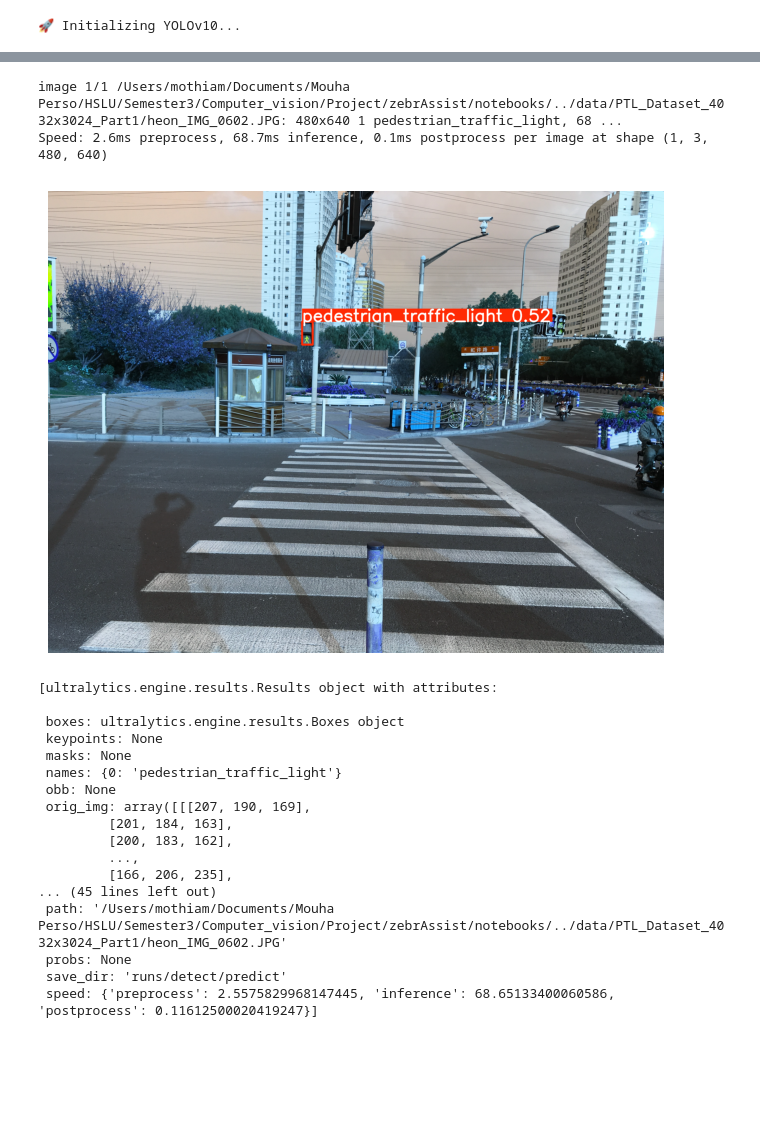
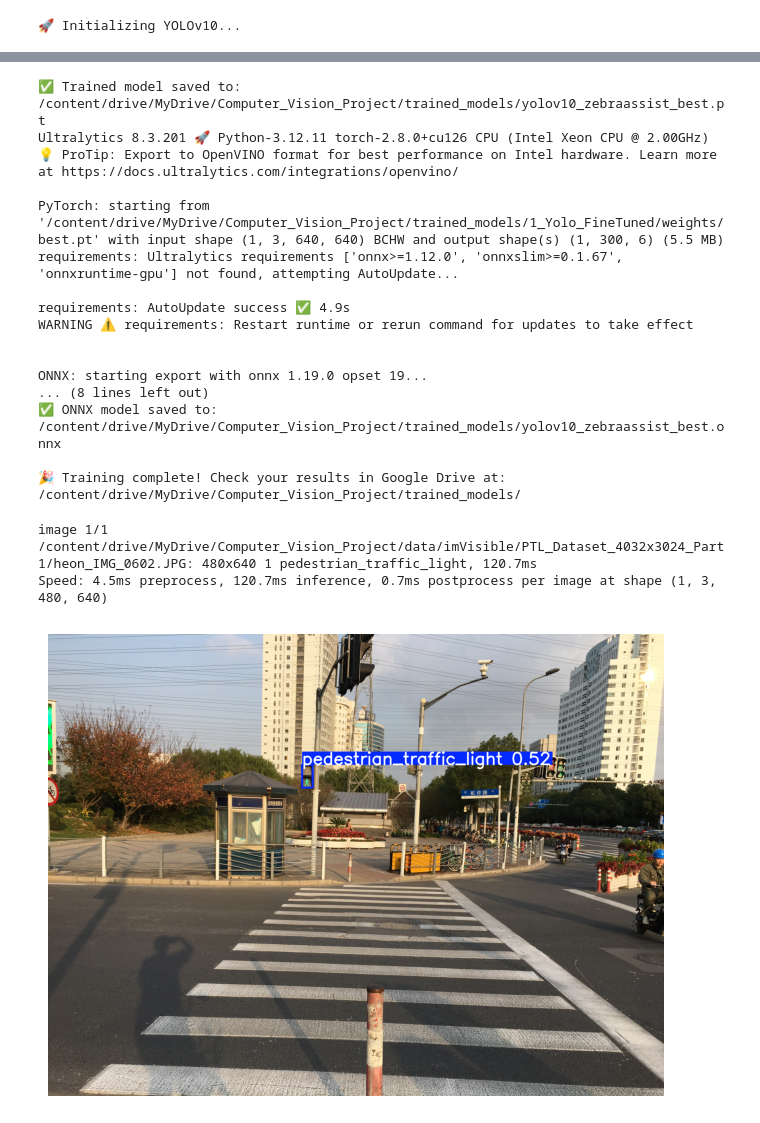
Before and after one commit to mansamoussa/zebrAssist, a Jupyter notebook: notebooks/1_Yolo_Pre_Finetuning.ipynb, the cells around one changed output, grey strips where cells are left out. Drawn from its saved outputs; the diff is of its cells as text; code cells hidden in the pictures; blank space fills up the shorter version.

Commit message:
Output fixed, collab friendly

```diff
--- a/notebooks/1_Yolo_Pre_Finetuning.ipynb
+++ b/notebooks/1_Yolo_Pre_Finetuning.ipynb
@@ -271,7 +286,7 @@ Speed: 1.8ms preprocess, 80.1ms inference, 0.1ms postprocess per image at shape
 # STEP 6: Validate and Test Model
 # =============================================================================
 if IN_COLAB:
-    best_model_path = f'/content/runs/{training_args["name"]}/weights/best.pt'
+    best_model_path = f'/content/drive/MyDrive/Computer_Vision_Project/trained_models/1_Yolo_FineTuned/weights/best.pt'
 else:
     best_model_path = f'./runs/detect/{training_args["name"]}/weights/best.pt'
 
@@ -279,8 +294,8 @@ if os.path.exists(best_model_path):
     print("\n🔍 Loading trained model for validation...")
     trained_model = YOLO(best_model_path)
 
-    # Validate the model
-    val_results = trained_model.val(data=temp_yaml_path)
+    # Validate the model (erzwinge CPU)
+    val_results = trained_model.val(data=temp_yaml_path, device="cpu")
 
     print(f"\n📈 Validation Metrics:")
     print(f"mAP@0.5: {val_results.box.map50:.4f}")
@@ -288,8 +303,8 @@ if os.path.exists(best_model_path):
     print(f"Precision: {val_results.box.mp:.4f}")
     print(f"Recall: {val_results.box.mr:.4f}")
 
-    # Test on training images (since dataset is small)
-    print("\n🖼️ Testing predictions on sample training images...")
+    # Test on validation images (since dataset is small)
+    print("\n🖼️ Testing predictions on sample validation images...")
 
     images_dir = f'{dataset_path}/val/images'
     sample_images = [f for f in os.listdir(images_dir)][:3]
@@ -297,13 +312,13 @@ if os.path.exists(best_model_path):
     for img_name in sample_images:
         img_path = os.path.join(images_dir, img_name)
 
-        # Run prediction
-        results = trained_model(img_path, conf=0.25)
+        # Run prediction (CPU + confidence threshold)
+        results = trained_model(img_path, conf=0.25, device="cpu")
 
         # Display results
         annotated = results[0].plot()
         plt.figure(figsize=(10, 6))
-        plt.imshow(annotated)
+        plt.imshow(cv2.cvtColor(annotated, cv2.COLOR_BGR2RGB))
         plt.axis('off')
         plt.title(f'Predictions for {img_name}')
         plt.show()
@@ -387,53 +398,61 @@ if os.path.exists(best_model_path):
 
 print(f"\n🎉 Training complete! Check your results in Google Drive at:")
 print(f"{output_dir}/")
+# %% [output]
+✅ Trained model saved to: /content/drive/MyDrive/Computer_Vision_Project/trained_models/yolov10_zebraassist_best.pt
+Ultralytics 8.3.201 🚀 Python-3.12.11 torch-2.8.0+cu126 CPU (Intel Xeon CPU @ 2.00GHz)
+💡 ProTip: Export to OpenVINO format for best performance on Intel hardware. Learn more at https://docs.ultralytics.com/integrations/openvino/
+
+PyTorch: starting from '/content/drive/MyDrive/Computer_Vision_Project/trained_models/1_Yolo_FineTuned/weights/best.pt' with input shape (1, 3, 640, 640) BCHW and output shape(s) (1, 300, 6) (5.5 MB)
+requirements: Ultralytics requirements ['onnx>=1.12.0', 'onnxslim>=0.1.67', 'onnxruntime-gpu'] not found, attempting AutoUpdate...
+
+requirements: AutoUpdate success ✅ 4.9s
+WARNING ⚠️ requirements: Restart runtime or rerun command for updates to take effect
+
+
+ONNX: starting export with onnx 1.19.0 opset 19...
+... (8 lines left out)
+✅ ONNX model saved to: /content/drive/MyDrive/Computer_Vision_Project/trained_models/yolov10_zebraassist_best.onnx
+
+🎉 Training complete! Check your results in Google Drive at:
+/content/drive/MyDrive/Computer_Vision_Project/trained_models/
 # %%
 # =============================================================================
 # STEP 8: Quick Inference Function for Future Use
 # =============================================================================
 
 def quick_predict(image_path, confidence=0.25):
     """Quick prediction function using your trained model"""
-    model_path = './runs/detect/zebraassist_15images/weights/best.pt'
+    if IN_COLAB:
+        model_path = '/content/drive/MyDrive/Computer_Vision_Project/trained_models/1_Yolo_FineTuned/weights/best.pt'
+    else:
+        model_path = './runs/detect/zebraassist_15images/weights/best.pt'
 
     if os.path.exists(model_path):
         model = YOLO(model_path)
-        results = model(image_path, conf=confidence)
+        # Erzwinge CPU, um den CUDA-Fehler zu vermeiden
+        results = model(image_path, conf=confidence, device="cpu")
 
         # Show results
         annotated = results[0].plot()
         plt.figure(figsize=(10, 6))
-        plt.imshow(annotated)
+        plt.imshow(cv2.cvtColor(annotated, cv2.COLOR_BGR2RGB))
         plt.axis('off')
         plt.show()
 
         return results
     else:
         print("❌ Trained model not found!")
 
 # Usage example:
-quick_predict('../data/PTL_Dataset_4032x3024_Part1/heon_IMG_0602.JPG')
+if IN_COLAB:
+    quick_predict('/content/drive/MyDrive/Computer_Vision_Project/data/imVisible/PTL_Dataset_4032x3024_Part1/heon_IMG_0602.JPG')
+else:
+  quick_predict('../data/PTL_Dataset_4032x3024_Part1/heon_IMG_0602.JPG')
 # %% [output]
-image 1/1 /Users/mothiam/Documents/Mouha Perso/HSLU/Semester3/Computer_vision/Project/zebrAssist/notebooks/../data/PTL_Dataset_4032x3024_Part1/heon_IMG_0602.JPG: 480x640 1 pedestrian_traffic_light, 68 ...
-Speed: 2.6ms preprocess, 68.7ms inference, 0.1ms postprocess per image at shape (1, 3, 480, 640)
+image 1/1 /content/drive/MyDrive/Computer_Vision_Project/data/imVisible/PTL_Dataset_4032x3024_Part1/heon_IMG_0602.JPG: 480x640 1 pedestrian_traffic_light, 120.7ms
+Speed: 4.5ms preprocess, 120.7ms inference, 0.7ms postprocess per image at shape (1, 3, 480, 640)
-[figure, old version]
+[figure, new version]
-[ultralytics.engine.results.Results object with attributes:
-
- boxes: ultralytics.engine.results.Boxes object
- keypoints: None
- masks: None
- names: {0: 'pedestrian_traffic_light'}
- obb: None
- orig_img: array([[[207, 190, 169],
-         [201, 184, 163],
-         [200, 183, 162],
-         ...,
-         [166, 206, 235],
-... (45 lines left out)
- path: '/Users/mothiam/Documents/Mouha Perso/HSLU/Semester3/Computer_vision/Project/zebrAssist/notebooks/../data/PTL_Dataset_4032x3024_Part1/heon_IMG_0602.JPG'
- probs: None
- save_dir: 'runs/detect/predict'
- speed: {'preprocess': 2.5575829968147445, 'inference': 68.65133400060586, 'postprocess': 0.11612500020419247}]
 # %%
 from pathlib import Path
 from typing import Optional, Tuple, Dict, Any, Union
```
Also changed, not shown: parts of 8 cells of this notebook.
